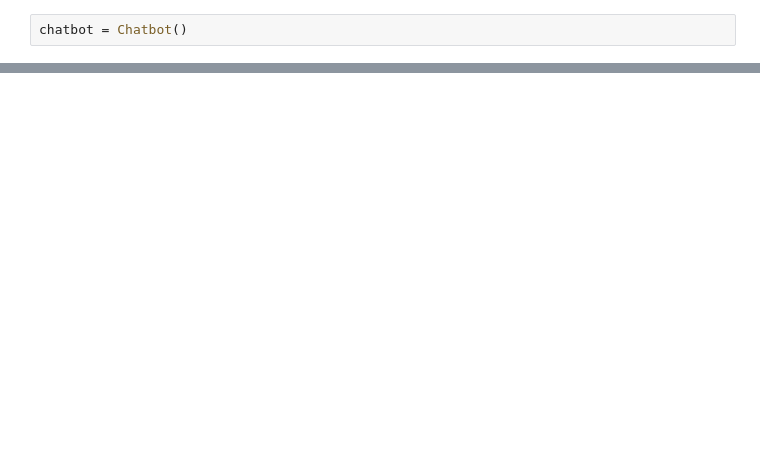
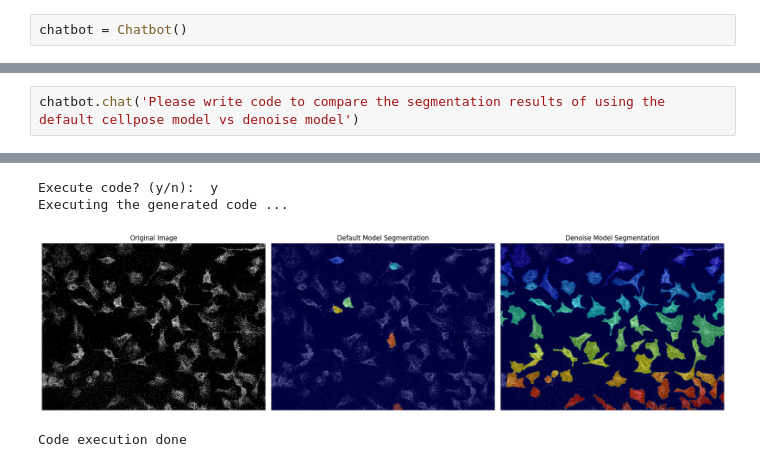
Before and after one commit to xueerchen1990/gemini-cellpose-agent, a Jupyter notebook: notebooks/demo.ipynb, the cells around one changed output, grey strips where cells are left out. Cells and saved outputs as stored; diff of their text form; blank space fills up the shorter version.

```diff
--- a/notebooks/demo.ipynb
+++ b/notebooks/demo.ipynb
@@ -121,0 +175,3 @@ Here is the output:
+# %%
+chatbot.chat('Please write code to compare the segmentation results of using the default cellpose model vs denoise model')
+# %% [output]
@@ -121,0 +225,4 @@ Here is the output:
+Execute code? (y/n):  y
+Executing the generated code ...
+[figure, added]
+Code execution done
```
Also changed, not shown: parts of 15 cells of this notebook.
